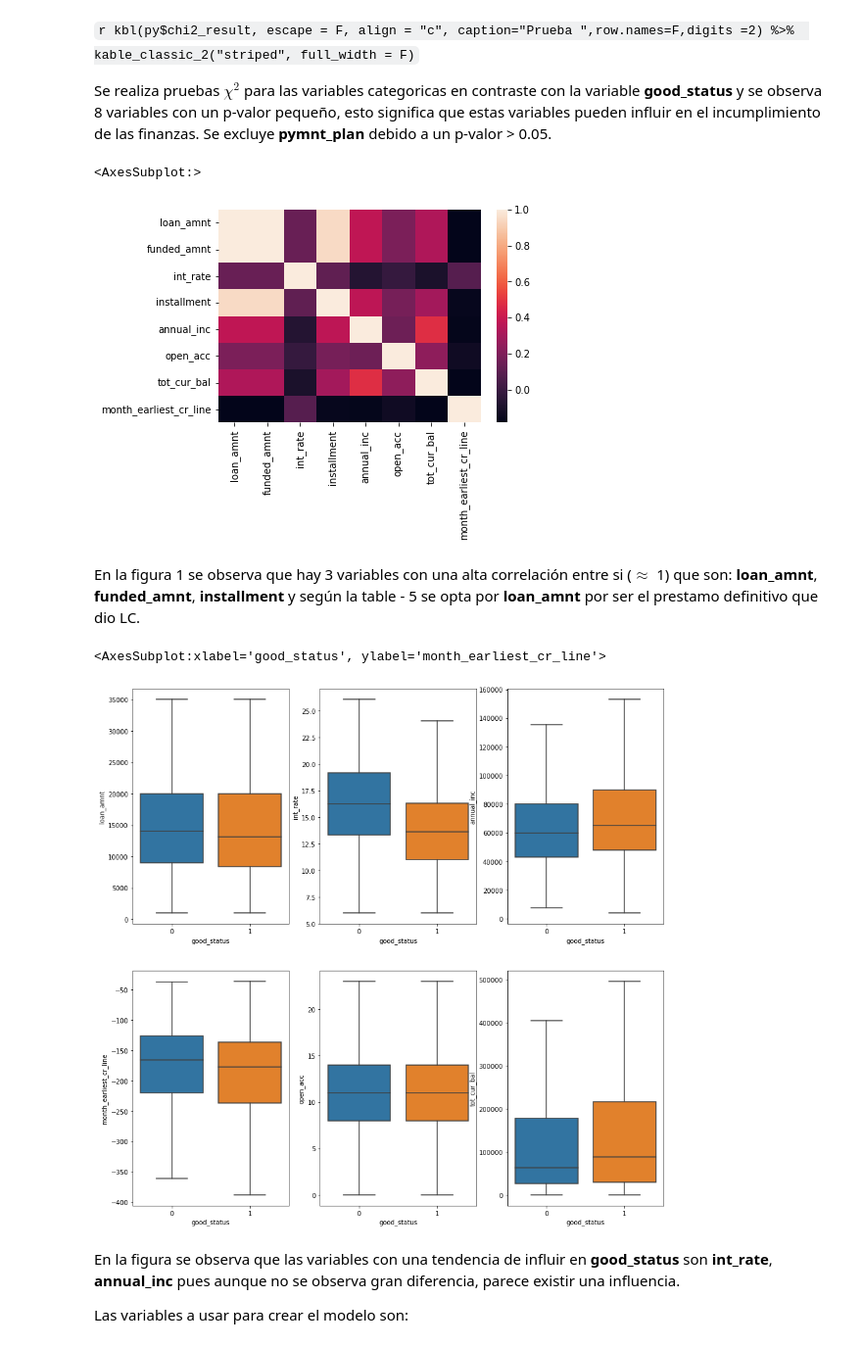
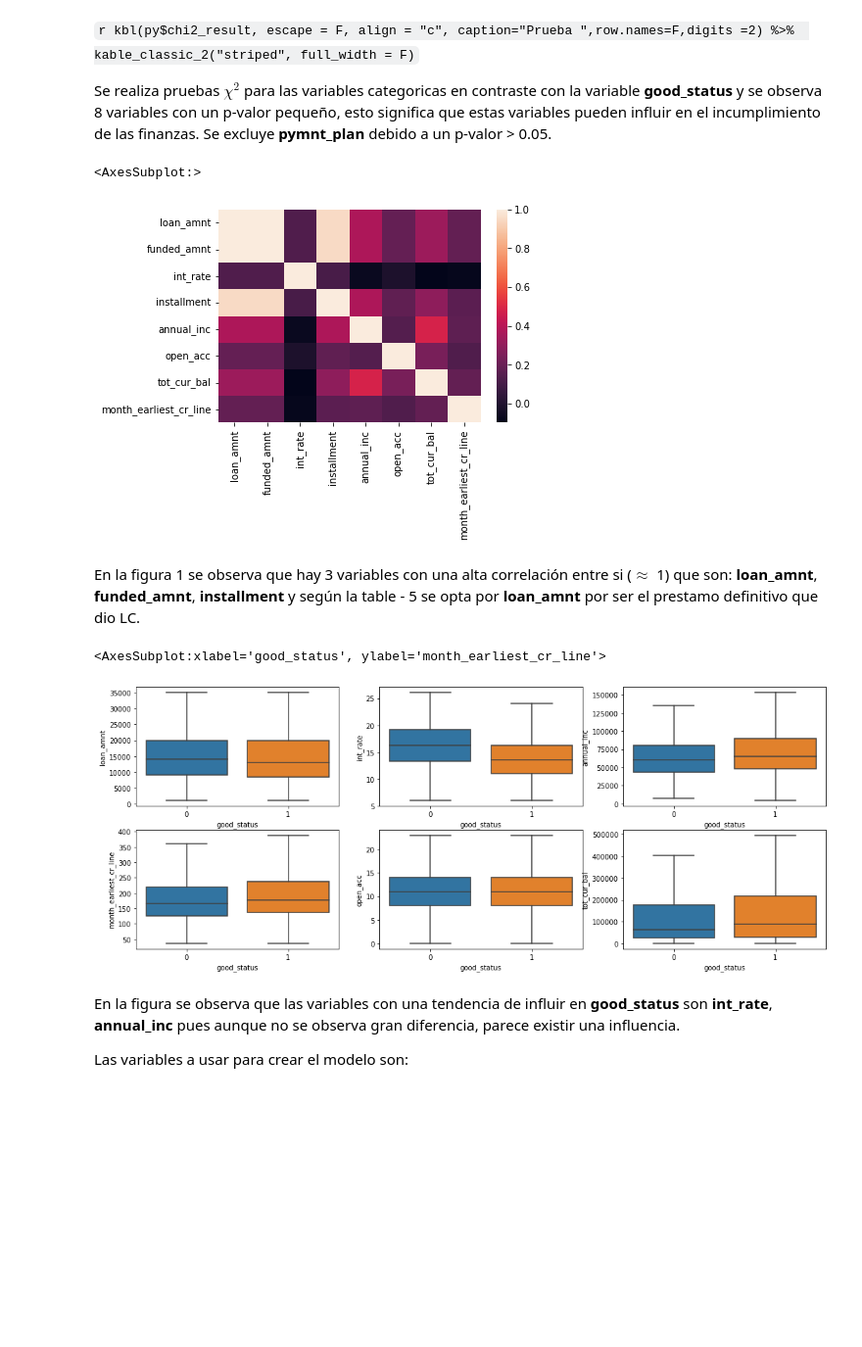
Before and after one commit to Germanchelo13/Credit-risk-model, a Jupyter notebook: informe_prueba.ipynb, the cells around one changed output. Shown at 98% size. Cells and saved outputs as stored; diff of their text form; code cells hidden in the pictures; blank space fills up the shorter version.

```diff
--- a/informe_prueba.ipynb
+++ b/informe_prueba.ipynb
@@ -262,7 +295,7 @@ result=pd.DataFrame({"Variables": variables_, "Descripción":descripcion_ })
 En esta tabla se tienen las posibles variables para el modelo, con __good_status__ y __target_time__.
 # %%
 variables_=pd.Series(variables_).apply(lambda x: x.replace("__","" ))
-df["month_earliest_cr_line"]=((df.earliest_cr_line - df.issue_d)/np.timedelta64(1, 'M'))
+df["month_earliest_cr_line"]=((df.issue_d-df.earliest_cr_line )/np.timedelta64(1, 'M'))
 df=df[ [*variables_, "good_status","target_time","month_earliest_cr_line" ]]
 df=df[~df.isna().any(axis=1)]
 result=pd.DataFrame({"":["Filas", "Columnas"] ,"Cantidad":df.shape})
@@ -322,22 +355,22 @@ corrmat = X_train_num.corr()
 sns.heatmap(corrmat)
 # %% [output]
 <AxesSubplot:>
-[figure, old version]
+[figure, new version]
 # %% [markdown]
 En la figura 1 se observa que hay 3 variables con una alta correlación entre si ($\approx$ 1) que son: __loan_amnt__, __funded_amnt__, __installment__ y según la table - 5 se opta por __loan_amnt__ por ser el prestamo definitivo que dio LC.
 # %%
 vars_=['loan_amnt',  'int_rate', 'annual_inc',
        'open_acc', 'tot_cur_bal',"month_earliest_cr_line"]
-fig, axs = plt.subplots(ncols=3,nrows=2,figsize=(15, 15))
+fig, axs = plt.subplots(ncols=3,nrows=2,figsize=(18, 7))
 sns.boxplot(data=df, x="good_status", y=vars_[0], ax=axs[0, 0],showfliers = False)
 sns.boxplot(data=df, x="good_status", y=vars_[1], ax=axs[0, 1],showfliers = False)
 sns.boxplot(data=df, x="good_status", y=vars_[2], ax=axs[0, 2],showfliers = False)
 sns.boxplot(data=df, x="good_status", y=vars_[3], ax=axs[1, 1],showfliers = False)
 sns.boxplot(data=df, x="good_status", y=vars_[4], ax=axs[1, 2],showfliers = False)
 sns.boxplot(data=df, x="good_status", y=vars_[5], ax=axs[1, 0],showfliers = False)
 # %% [output]
 <AxesSubplot:xlabel='good_status', ylabel='month_earliest_cr_line'>
-[figure, old version]
+[figure, new version]
 # %% [markdown]
 En la figura se observa que las variables con una tendencia de influir en __good_status__ son __int_rate__, __annual_inc__ pues aunque no se observa gran diferencia, parece existir una influencia.
 
```
Also changed, not shown: parts of 38 cells of this notebook, 9 other files.
